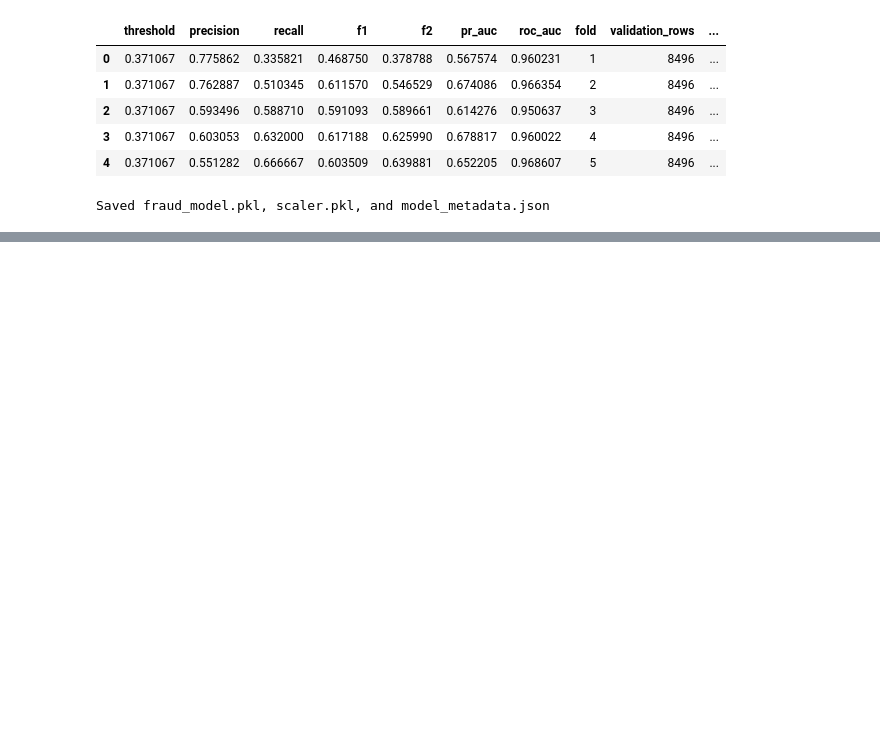
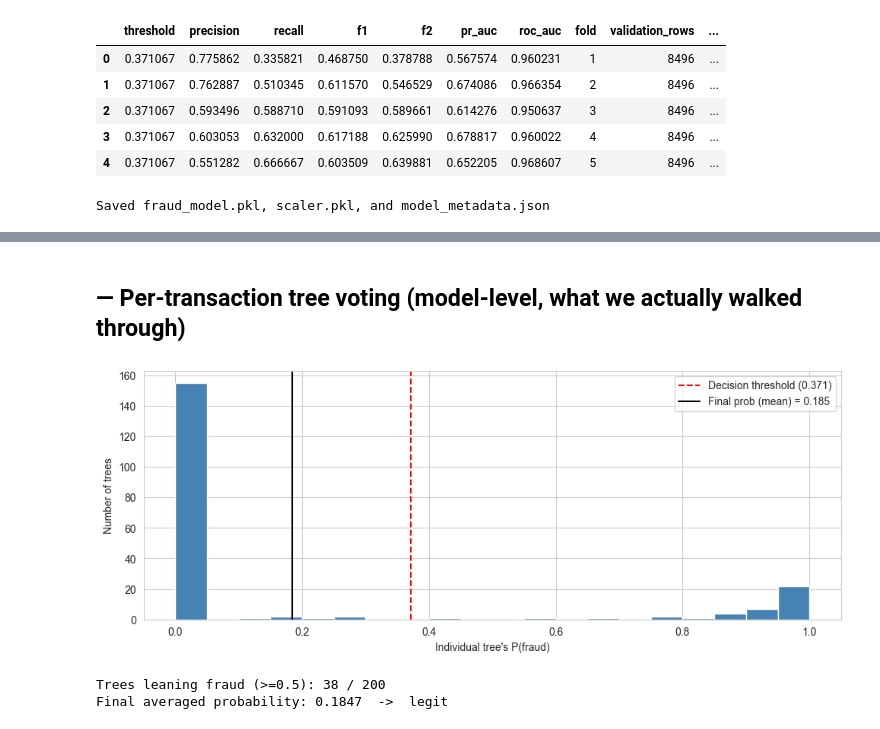
Before and after one commit to salimshre/credit-card-fraud-detector, a Jupyter notebook: self.ipynb, the cells around one changed output, grey strips where cells are left out. Drawn from its saved outputs; the diff is of its cells as text; code cells hidden in the pictures; blank space fills up the shorter version.

Commit message:
#12 per transaction tree voting.

```diff
--- a/self.ipynb
+++ b/self.ipynb
@@ -305,0 +416,36 @@ Saved fraud_model.pkl, scaler.pkl, and model_metadata.json
+# %% [markdown]
+## — Per-transaction tree voting (model-level, what we actually walked through)
+# %%
+def show_tree_votes(txn, behavior, threshold=recommended_threshold):
+    feats = engineer_single_transaction(txn, behavior)
+    X = pd.DataFrame([feats])[MODEL_FEATURES]
+    X_scaled = scaler.transform(X)
+
+    votes = np.array([tree.predict_proba(X_scaled)[0][1] for tree in model.estimators_])
+    prob = votes.mean()
+
+    fig, ax = plt.subplots(figsize=(10, 4))
+    ax.hist(votes, bins=20, color="steelblue", edgecolor="white")
+    ax.axvline(threshold, color="red", linestyle="--", label=f"Decision threshold ({threshold:.3f})")
+    ax.axvline(prob, color="black", linestyle="-", label=f"Final prob (mean) = {prob:.3f}")
+    ax.set_xlabel("Individual tree's P(fraud)")
+    ax.set_ylabel("Number of trees")
+    ax.set_title(f"")
+    ax.legend()
+    plt.tight_layout()
+    plt.show()
+
+    print(f"Trees leaning fraud (>=0.5): {(votes>=0.5).sum()} / {len(votes)}")
+    print(f"Final averaged probability: {prob:.4f}  ->  {'FRAUD' if prob>=threshold else 'legit'}")
+    return votes
+
+votes = show_tree_votes(
+    {"transaction_date":"2026-07-29","transaction_time":"14:00:00","amount":8400,
+     "merchant_category":"grocery","channel":"pos","country":"NP"},
+    {"amount_avg":2800,"is_new_country":0,"is_new_category":0,
+     "txn_count_last_1h":0,"txn_count_last_24h":0}
+)
+# %% [output]
+[figure, added]
+Trees leaning fraud (>=0.5): 38 / 200
+Final averaged probability: 0.1847  ->  legit
```
Also changed, not shown: parts of 10 cells of this notebook, 1 other file.
